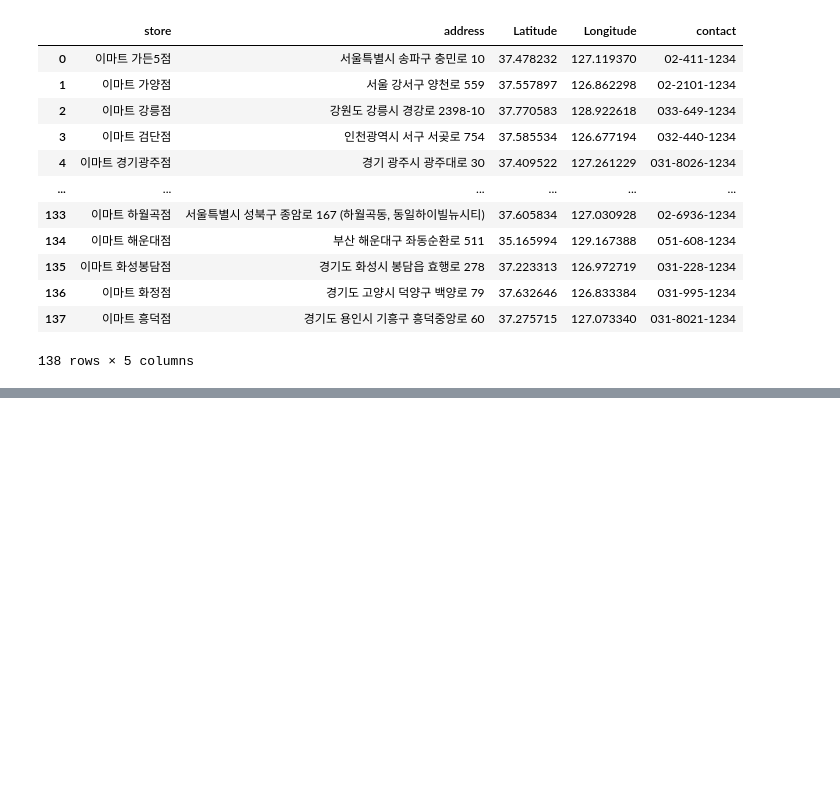
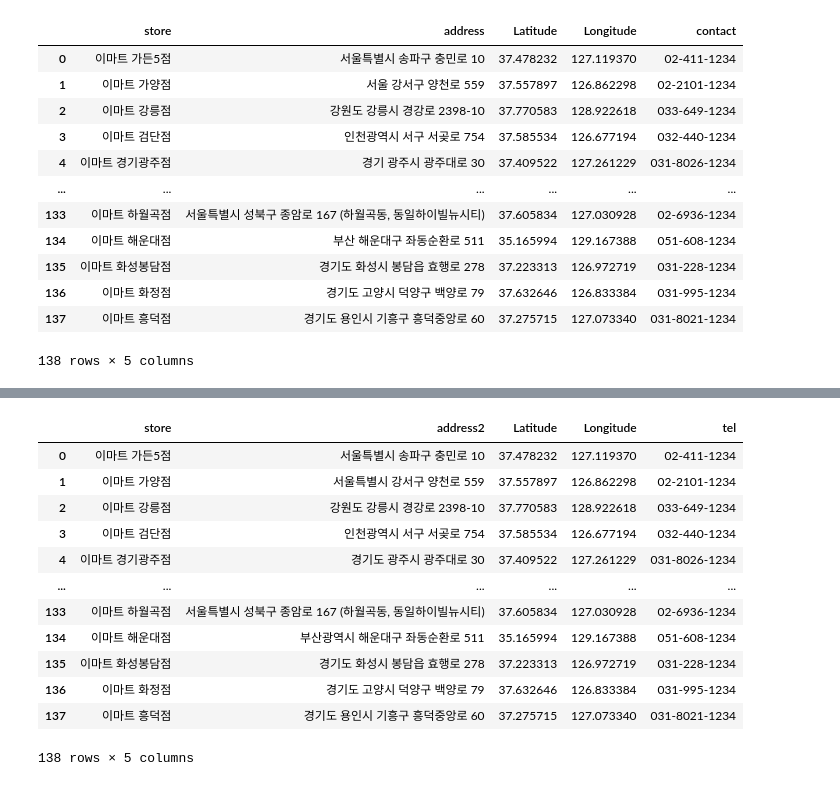
Before and after one commit to sohee0/4Mart, a Jupyter notebook: Emart/Emart_revise.ipynb, the cells around one changed output, grey strips where cells are left out. Cells and saved outputs as stored; diff of their text form; code cells hidden in the pictures; blank space fills up the shorter version.

Commit message:
Emart_address 변경!

```diff
--- a/Emart/Emart_revise.ipynb
+++ b/Emart/Emart_revise.ipynb
@@ -46,0 +62,5 @@ df.to_csv('Emart_info_loc2.csv', index=True)
+# %%
+addr = []
+for address in df.address:
+    addr.append(str(address).split())
+addr
@@ -46,0 +85,29 @@ df.to_csv('Emart_info_loc2.csv', index=True)
+# %%
+addr2 = []
+
+for i in range(len(addr)):
+    if addr[i][0] == '서울': addr[i][0] = '서울특별시'
+    elif addr[i][0] == '서울시': addr[i][0] = '서울특별시'
+    elif addr[i][0] == '부산': addr[i][0] = '부산광역시'
+    elif addr[i][0] == '부산시': addr[i][0] = '부산광역시'
+    elif addr[i][0] == '인천': addr[i][0] = '인천광역시'
+    elif addr[i][0] == '광주': addr[i][0] = '광주광역시'
+    elif addr[i][0] == '강원': addr[i][0] = '강원도'
+    elif addr[i][0] == '대전': addr[i][0] = '대전광역시'
+    elif addr[i][0] == '대구': addr[i][0] = '대구광역시'
+    elif addr[i][0] == '울산': addr[i][0] = '울산광역시'
+    elif addr[i][0] == '세종시': addr[i][0] = '세종특별자치시'
+    elif addr[i][0] == '경기': addr[i][0] = '경기도'
+    elif addr[i][0] == '충북': addr[i][0] = '충청북도'
+    elif addr[i][0] == '충남': addr[i][0] = '충청남도'
+    elif addr[i][0] == '전북': addr[i][0] = '전라북도'
+    elif addr[i][0] == '전남': addr[i][0] = '전라남도'
+    elif addr[i][0] == '경북': addr[i][0] = '경상북도'
+    elif addr[i][0] == '경남': addr[i][0] = '경상남도'
+    elif addr[i][0] == '제주': addr[i][0] = '제주특별자치도'
+
+
+    addr2.append(' '.join(addr[i]))
+
+print(addr2) # 작업내용 확인
+print(len(addr2))
@@ -46,0 +117,5 @@ df.to_csv('Emart_info_loc2.csv', index=True)
+# %%
+addr2 = pd.DataFrame(addr2, columns=['address2'])
+# %%
+Emart2 = pd.concat([df, addr2], axis=1)
+Emart2.head()
@@ -46,0 +129,17 @@ df.to_csv('Emart_info_loc2.csv', index=True)
+# %%
+Emart2 = Emart2[['store', 'address2', 'Latitude', 'Longitude', 'tel']]
+Emart2
+# %% [output]
+|  | store | address2 | Latitude | Longitude | tel |
+| 0 | 이마트 가든5점 | 서울특별시 송파구 충민로 10 | 37.478232 | 127.119370 | 02-411-1234 |
+| 1 | 이마트 가양점 | 서울특별시 강서구 양천로 559 | 37.557897 | 126.862298 | 02-2101-1234 |
+| 2 | 이마트 강릉점 | 강원도 강릉시 경강로 2398-10 | 37.770583 | 128.922618 | 033-649-1234 |
+| 3 | 이마트 검단점 | 인천광역시 서구 서곶로 754 | 37.585534 | 126.677194 | 032-440-1234 |
+| 4 | 이마트 경기광주점 | 경기도 광주시 광주대로 30 | 37.409522 | 127.261229 | 031-8026-1234 |
+| ... | ... | ... | ... | ... | ... |
+| 133 | 이마트 하월곡점 | 서울특별시 성북구 종암로 167 (하월곡동, 동일하이빌뉴시티) | 37.605834 | 127.030928 | 02-6936-1234 |
+| 134 | 이마트 해운대점 | 부산광역시 해운대구 좌동순환로 511 | 35.165994 | 129.167388 | 051-608-1234 |
+| 135 | 이마트 화성봉담점 | 경기도 화성시 봉담읍 효행로 278 | 37.223313 | 126.972719 | 031-228-1234 |
+| 136 | 이마트 화정점 | 경기도 고양시 덕양구 백양로 79 | 37.632646 | 126.833384 | 031-995-1234 |
+| 137 | 이마트 흥덕점 | 경기도 용인시 기흥구 흥덕중앙로 60 | 37.275715 | 127.073340 | 031-8021-1234 |
+138 rows × 5 columns
```
Also changed, not shown: parts of 6 cells of this notebook, 1 other file.
